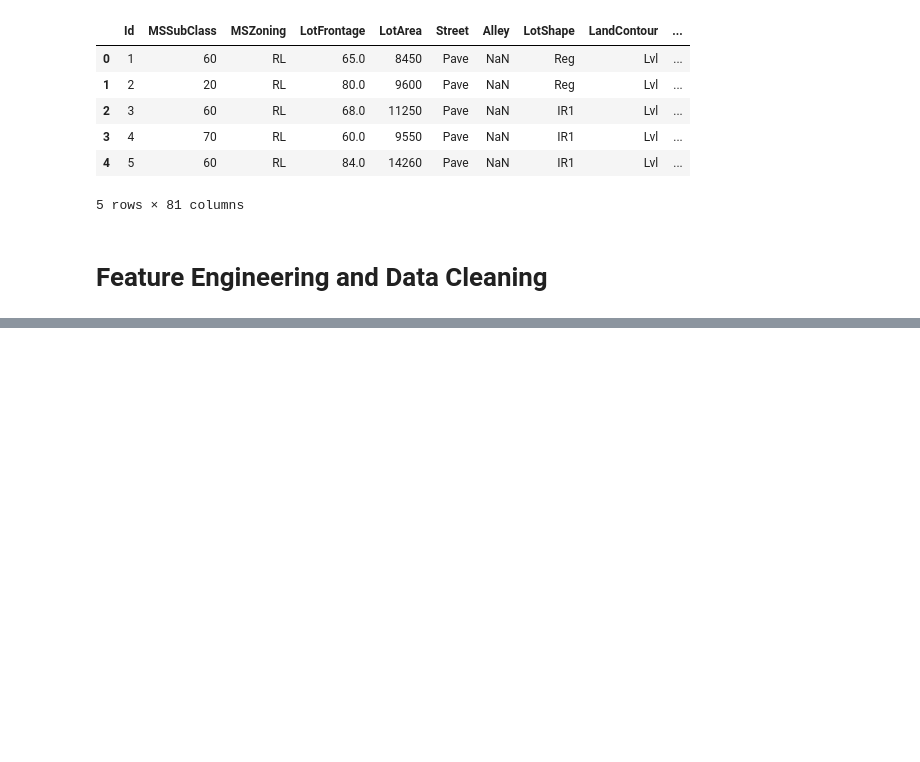
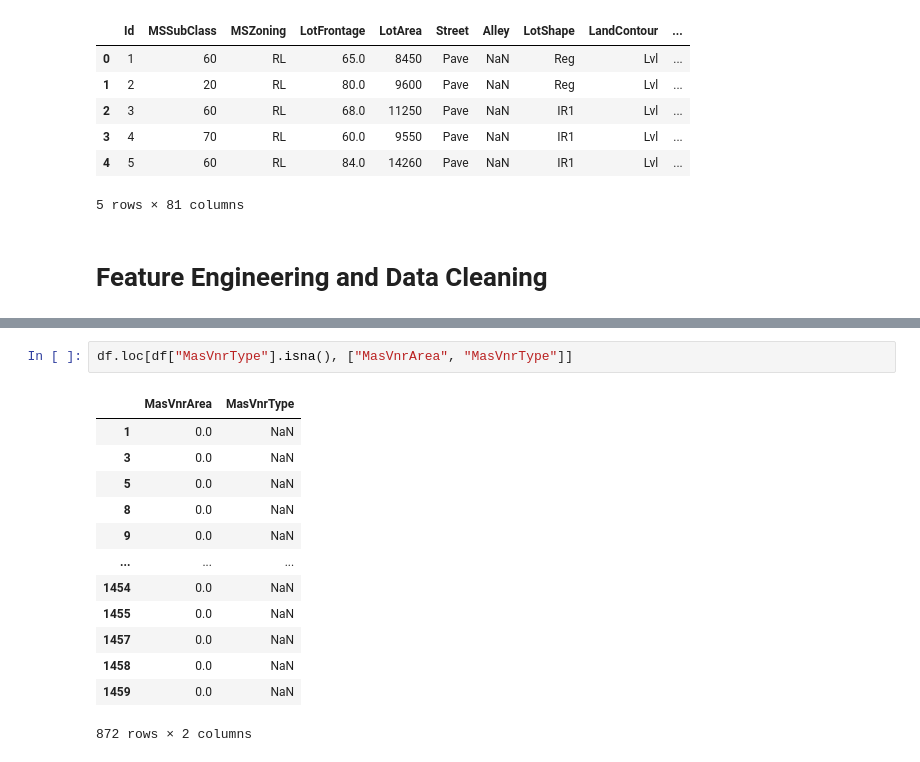
Before and after one commit to abdo1rahman/DEPI_grad_project, a Jupyter notebook: mini_project/house_prices/main.ipynb, the cells around one changed output, grey strips where cells are left out. Drawn from its saved outputs; the diff is of its cells as text; blank space fills up the shorter version.

```diff
--- a/mini_project/house_prices/main.ipynb
+++ b/mini_project/house_prices/main.ipynb
@@ -16,0 +228,16 @@ df.head()
+# %%
+df.loc[df["MasVnrType"].isna(), ["MasVnrArea", "MasVnrType"]]
+# %% [output]
+|  | MasVnrArea | MasVnrType |
+| 1 | 0.0 | NaN |
+| 3 | 0.0 | NaN |
+| 5 | 0.0 | NaN |
+| 8 | 0.0 | NaN |
+| 9 | 0.0 | NaN |
+| ... | ... | ... |
+| 1454 | 0.0 | NaN |
+| 1455 | 0.0 | NaN |
+| 1457 | 0.0 | NaN |
+| 1458 | 0.0 | NaN |
+| 1459 | 0.0 | NaN |
+872 rows × 2 columns
```
Also changed, not shown: parts of 18 cells of this notebook, 1 other file.
